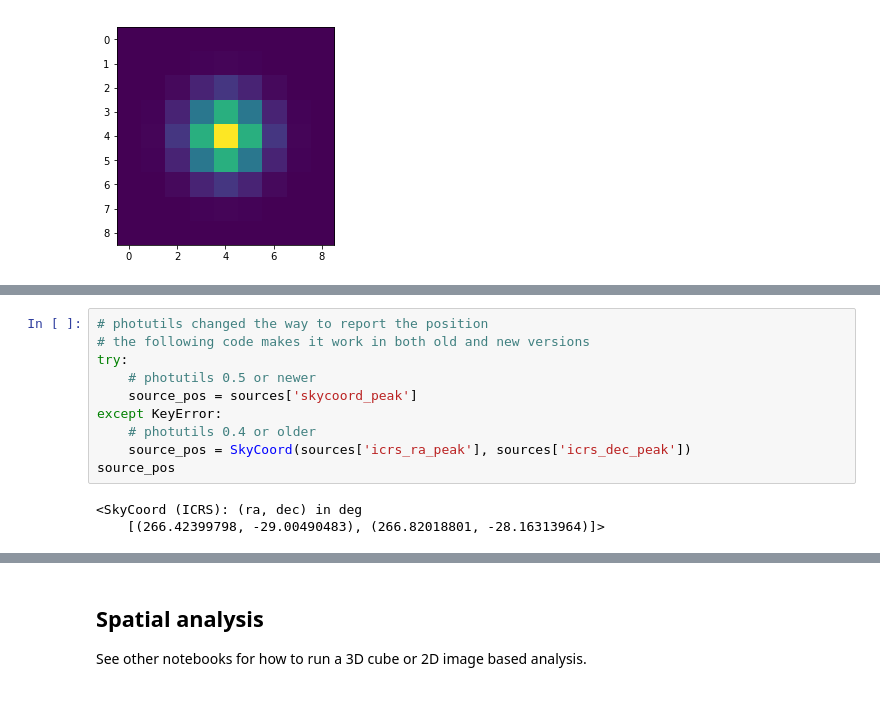
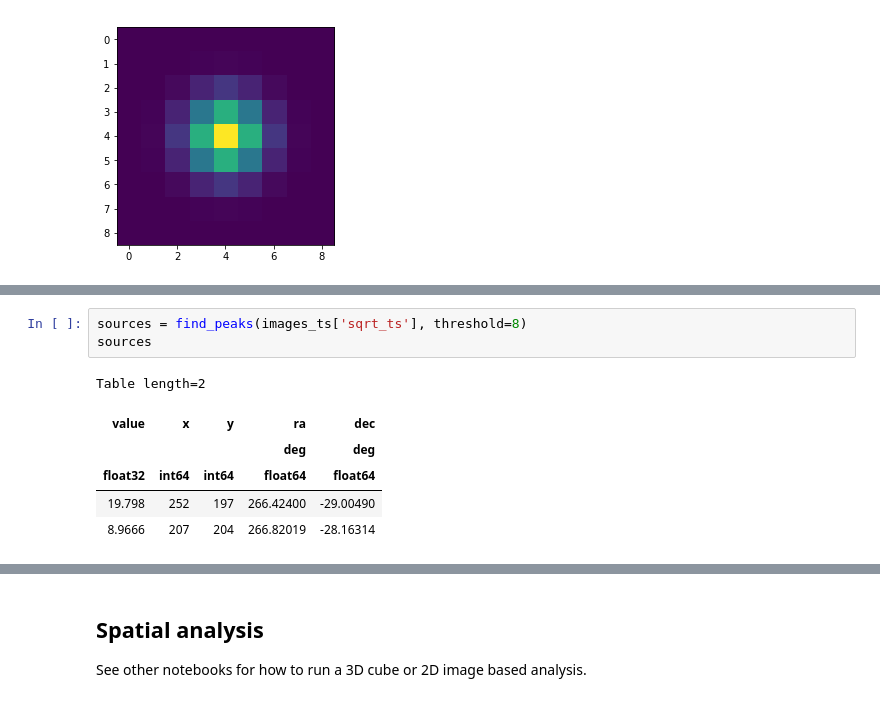
Before and after one commit to gammapy/gammapy-extra, a Jupyter notebook: notebooks/cta_data_analysis.ipynb, the cells around one changed output, grey strips where cells are left out. Drawn from its saved outputs; the diff is of its cells as text.

```diff
--- a/notebooks/cta_data_analysis.ipynb
+++ b/notebooks/cta_data_analysis.ipynb
@@ -206,13 +193,10 @@ Wall time: 27.2 ms
-# %%
-# photutils changed the way to report the position
-# the following code makes it work in both old and new versions
-try:
-    # photutils 0.5 or newer
-    source_pos = sources['skycoord_peak']
-except KeyError:
-    # photutils 0.4 or older
-    source_pos = SkyCoord(sources['icrs_ra_peak'], sources['icrs_dec_peak'])
-source_pos
-# %% [output]
-<SkyCoord (ICRS): (ra, dec) in deg
-    [(266.42399798, -29.00490483), (266.82018801, -28.16313964)]>
+# %%
+sources = find_peaks(images_ts['sqrt_ts'], threshold=8)
+sources
+# %% [output]
+Table length=2
+| value | x | y | ra | dec |
+|  |  |  | deg | deg |
+| float32 | int64 | int64 | float64 | float64 |
+| 19.798 | 252 | 197 | 266.42400 | -29.00490 |
+| 8.9666 | 207 | 204 | 266.82019 | -28.16314 |
```
Also changed, not shown: parts of 12 cells of this notebook.
